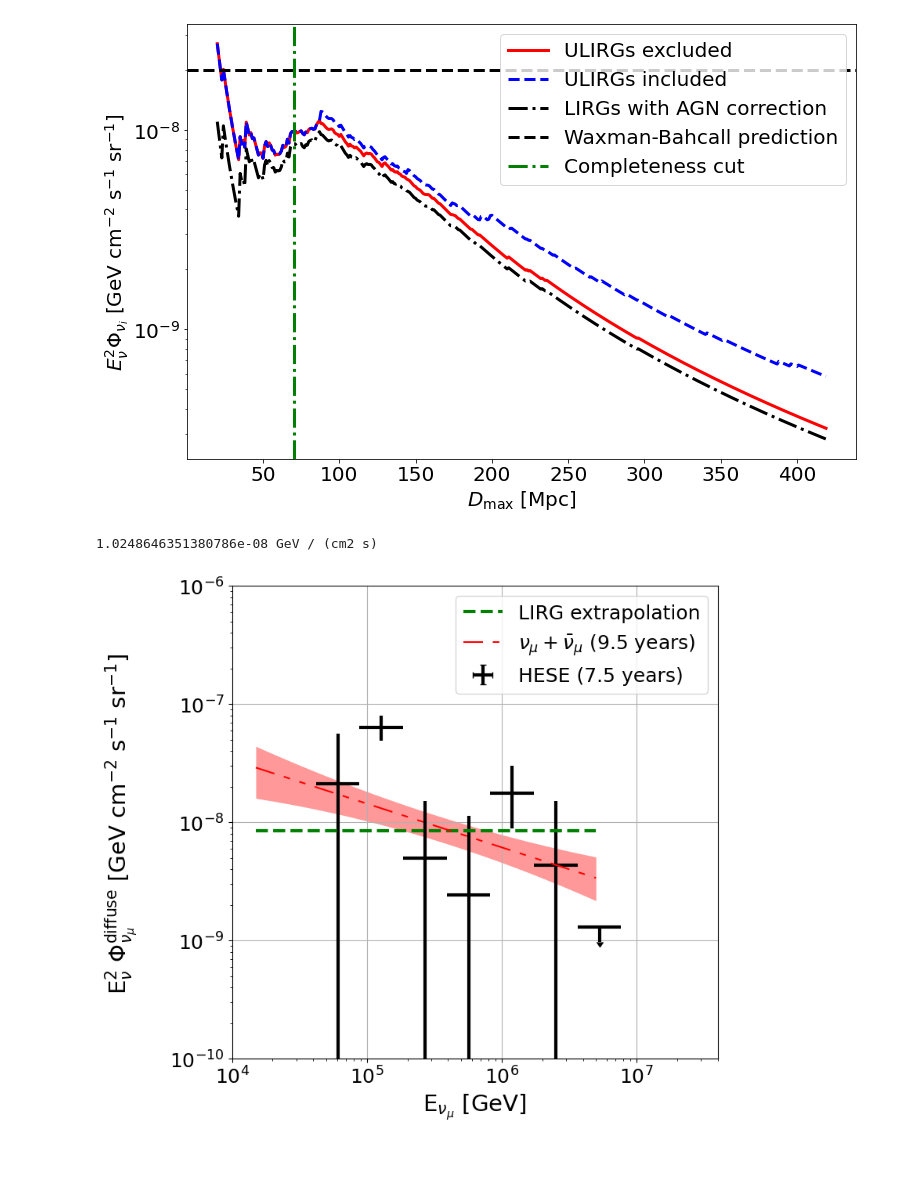
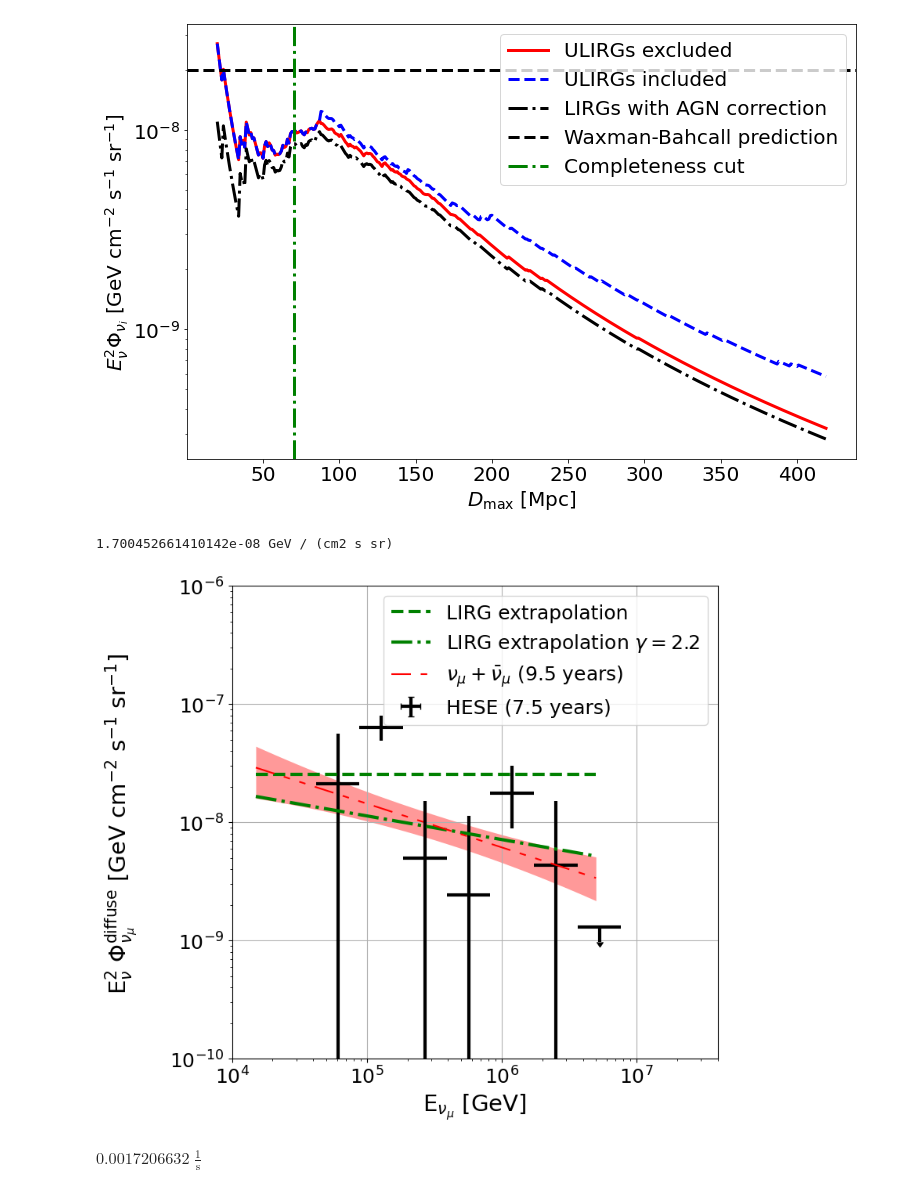
Before and after one commit to YarnoMerckx/diffuse-neutrino-flux-u-lirgs, a Jupyter notebook: Extrapolation.ipynb, the cells around one changed output. Cells and saved outputs as stored; diff of their text form; code cells hidden in the pictures; blank space fills up the shorter version.

```diff
--- a/Extrapolation.ipynb
+++ b/Extrapolation.ipynb
@@ -251,17 +254,17 @@ def Normalizing_factor(xiz, R,fpp,Qir):
 # %%
-print(Normalizing_factor(3.4,1/25,1, QIR(80,'LIRGs','individual','no')))
+print(Normalizing_factor(3.4,1/25,1,0.0017, QIR(70,'LIRGs','individual','no')))
 # %% [output]
-1.0248646351380786e-08 GeV / (cm2 s)
+1.700452661410142e-08 GeV / (cm2 s sr)
 # %%
 # Plot the HESE data up to index i
 i = len(energy)
 fig=plt.figure(figsize=(8,8), dpi= 100, facecolor='w', edgecolor='k')
 Energy_plot = np.logspace(np.log10(1.5e4),np.log10(5e6),12)
-diffuse_LIRG_flux = [nuflux(i,2,70,3.4,1,1e-3,'LIRGs','pp','individual','yes') for i in Energy_plot]
-#diffuse_LIRG_flux_22 = [nuflux(i,2.29,420,3.4,1,0.2,'LIRGs','pp','individual') for i in Energy_plot]
+diffuse_LIRG_flux = [nuflux(i,2,70,3.4,1,3e-3,'LIRGs','pp','individual','yes') for i in Energy_plot]
+diffuse_LIRG_flux_22 = [nuflux(i,2.2,70,xi(2.2,4,'ULIRG'),1,3e-3,'LIRGs','pp','individual','yes') for i in Energy_plot]
 
 plt.plot(Energy_plot, diffuse_LIRG_flux, 'g--', linewidth = 3,label = 'LIRG extrapolation')
-#plt.plot(Energy_plot, diffuse_LIRG_flux_22, 'g-.', linewidth = 3,label = 'LIRG extrapolation $\\gamma = 2.2$')
+plt.plot(Energy_plot, diffuse_LIRG_flux_22, 'g-.', linewidth = 3,label = 'LIRG extrapolation $\\gamma = 2.2$')
 
 HESE = plt.errorbar(energy[:i],
                    flux[:i],
@@ -283,31 +286,35 @@ plt.xscale('log')
 plt.yscale('log')
 numu_best = plt.plot(energy_range_numu,
                     flux_numu*energy_range_numu**2,
                     color="r",
                     linestyle=(0,(12,6,4,6,4,6)), label= '$\\nu_\\mu + \\bar{\\nu}_{\\mu}$ (9.5 years)') # dashdotdotted
 
 # Plot the error band of the diffuse nu_mu best fit
 
 
 
 numu_err = plt.fill_between(energy_numu,
                            flux_lower,
                            flux_upper,
                            color="r",
                            lw=0,
                            alpha=0.4)
 
 
 plt.ylim(1e-10,1e-6)
 plt.xlim(1e4,4e7)
 plt.xlabel ("E$_{\\nu_\\mu}$ [GeV]", fontsize = 21)
 plt.ylabel('E$_{\\nu}^2$ $\\Phi ^{\\mathrm{diffuse}}_{\\nu_\\mu}$ [GeV cm$^{-2}$ s$^{-1}$ sr$^{-1}$] \n', fontsize = 21)
 plt.xticks(fontsize = 18)
 plt.yticks(fontsize = 18)
 plt.xscale('log')
 plt.yscale('log')
 plt.legend(fontsize = 18)
 plt.grid()
 plt.savefig("/Users/yarno/Documents/PhD/Pictures/Extrapolation_plots/PredictionVSobs.png",bbox_inches="tight")
 # %% [output]
-[figure, old version]
+[figure, new version]
+# %%
+5.43e-46*1e51*0.1*(1/(1*u.yr).to(u.s))
+# %% [output]
+$0.0017206632 \; \mathrm{\frac{1}{s}}$
```
Also changed, not shown: parts of 7 cells of this notebook.
